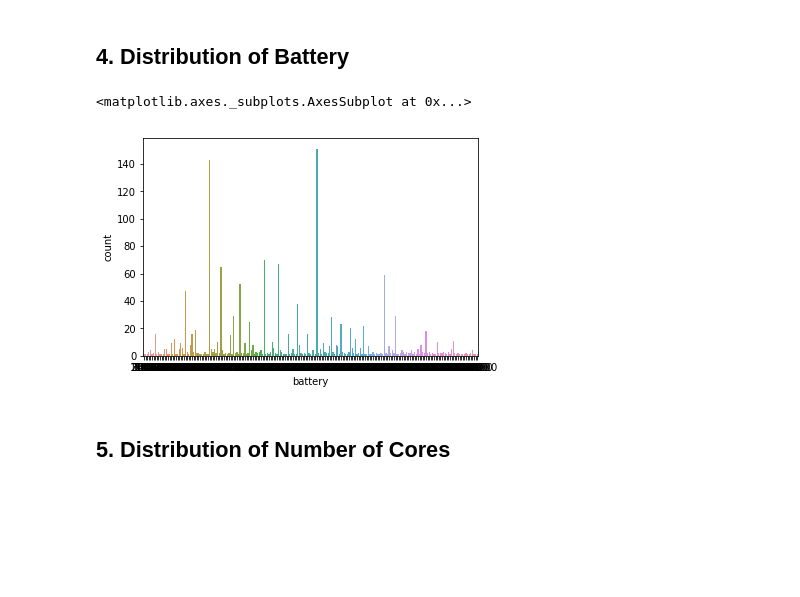
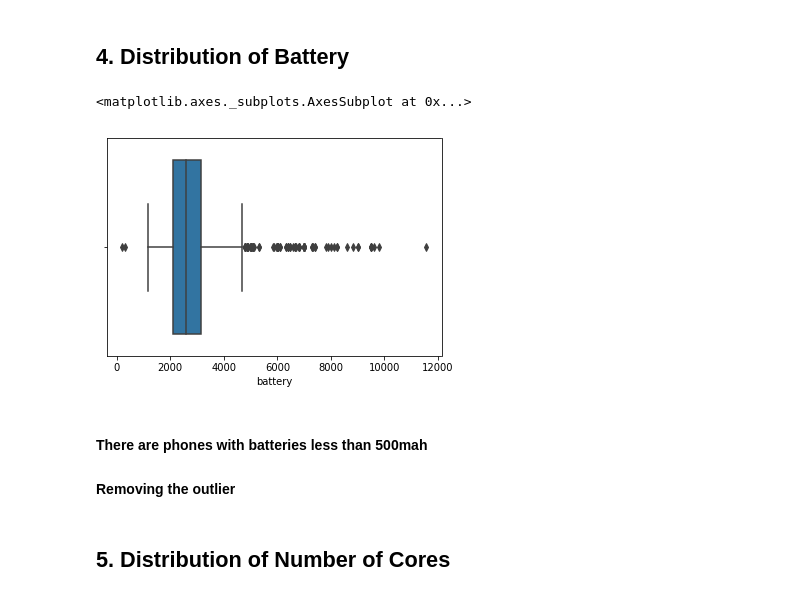
Before and after one commit to yatinagg/Mobile_Price_Classification, a Jupyter notebook: Assignments/Week_4_Assign.ipynb, the cells around one changed output. Drawn from its saved outputs; the diff is of its cells as text; code cells hidden in the pictures; blank space fills up the shorter version.

Commit message:
Assig_data_exploration

```diff
--- a/Assignments/Week_4_Assign.ipynb
+++ b/Assignments/Week_4_Assign.ipynb
@@ -126,7 +126,10 @@ sns.countplot(data.secondary_camera)
 # %% [markdown]
 ## 4. Distribution of Battery
 # %%
-sns.countplot(data.battery)
+sns.boxplot(data.battery)
 # %% [output]
 <matplotlib.axes._subplots.AxesSubplot at 0x...>
-[figure, old version]
+[figure, new version]
+# %% [markdown]
+#### There are phones with batteries less than 500mah
+#### Removing the outlier
```
Also changed, not shown: parts of 5 cells of this notebook.
